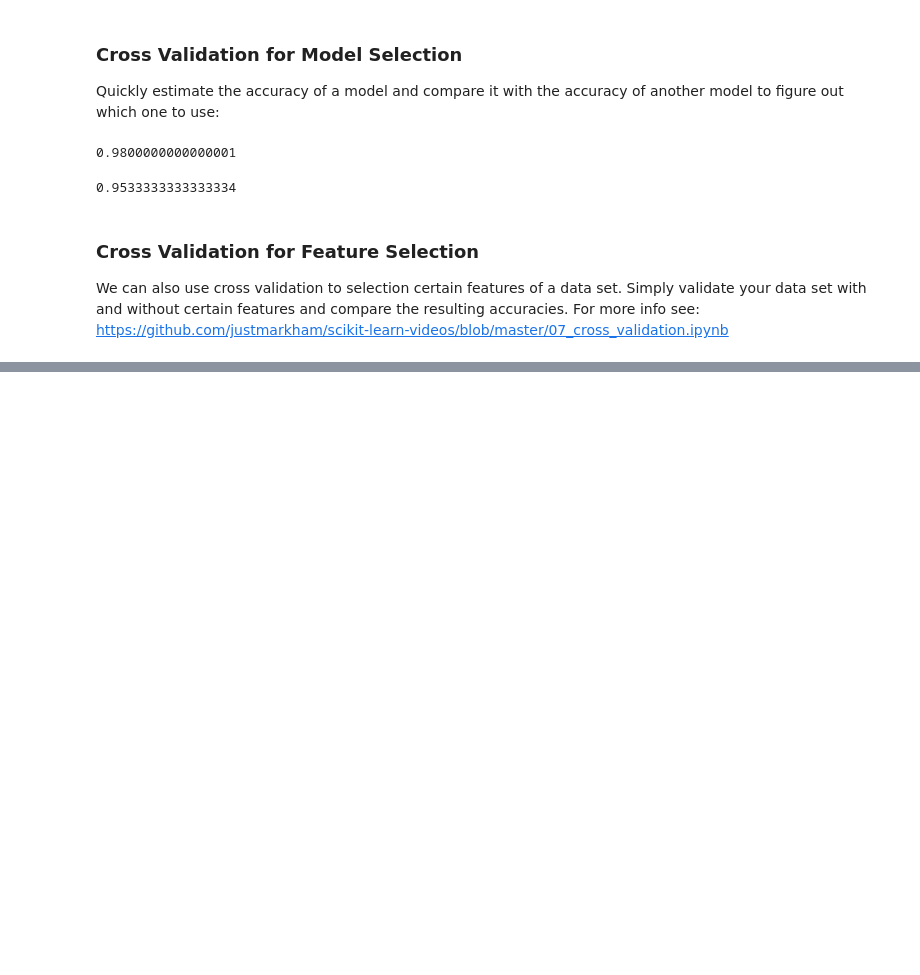
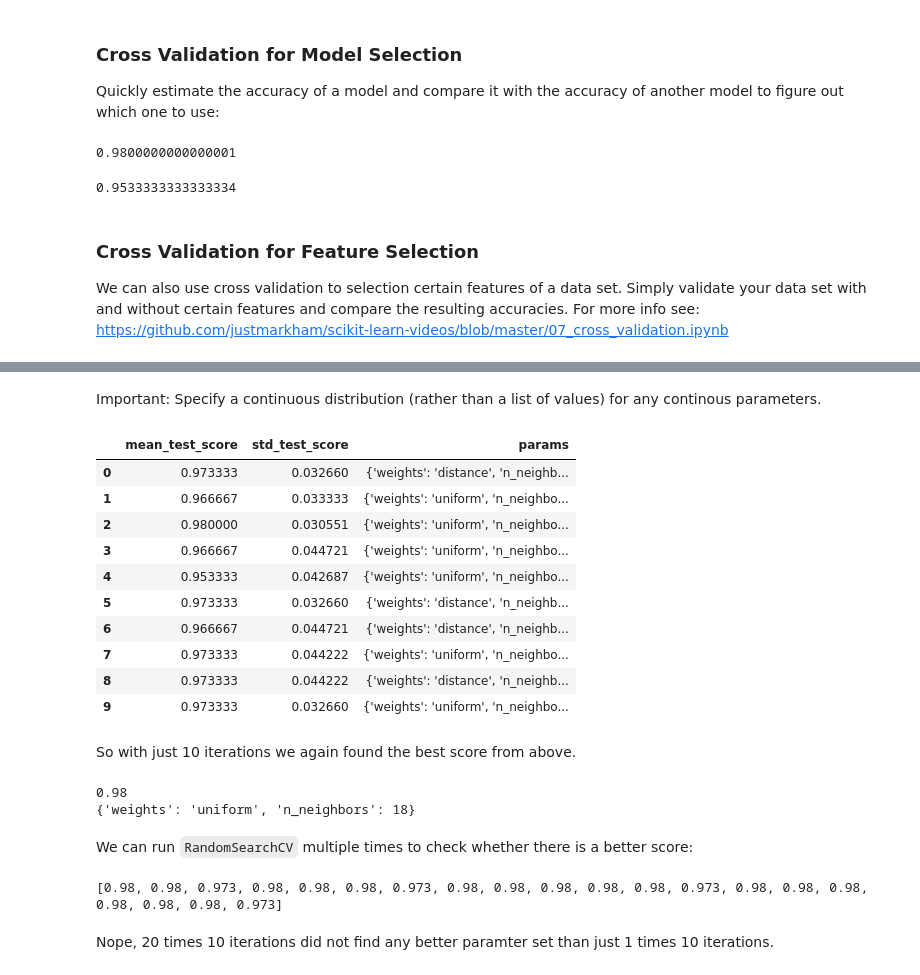
Before and after one commit to fgebhart/handson-ml, a Jupyter notebook: tutorials/dataschool_iris.ipynb, the cells around one changed output, grey strips where cells are left out. Saved outputs shown, nothing was run; the diff lists cells and outputs as text; code cells hidden in the pictures; blank space fills up the shorter version.

```diff
--- a/tutorials/dataschool_iris.ipynb
+++ b/tutorials/dataschool_iris.ipynb
@@ -315,0 +502,42 @@ We can also use cross validation to selection certain features of a data set. Si
+# %% [markdown]
+Important: Specify a continuous distribution (rather than a list of values) for any continous parameters.
+# %%
+# n_iter controls the number of searches
+rand = RandomizedSearchCV(knn, param_dist, cv=10, scoring='accuracy', n_iter=10, random_state=5, return_train_score=False)
+rand.fit(X, y)
+pd.DataFrame(rand.cv_results_)[['mean_test_score', 'std_test_score', 'params']]
+# %% [output]
+|  | mean_test_score | std_test_score | params |
+| 0 | 0.973333 | 0.032660 | {'weights': 'distance', 'n_neighb... |
+| 1 | 0.966667 | 0.033333 | {'weights': 'uniform', 'n_neighbo... |
+| 2 | 0.980000 | 0.030551 | {'weights': 'uniform', 'n_neighbo... |
+| 3 | 0.966667 | 0.044721 | {'weights': 'uniform', 'n_neighbo... |
+| 4 | 0.953333 | 0.042687 | {'weights': 'uniform', 'n_neighbo... |
+| 5 | 0.973333 | 0.032660 | {'weights': 'distance', 'n_neighb... |
+| 6 | 0.966667 | 0.044721 | {'weights': 'distance', 'n_neighb... |
+| 7 | 0.973333 | 0.044222 | {'weights': 'uniform', 'n_neighbo... |
+| 8 | 0.973333 | 0.044222 | {'weights': 'distance', 'n_neighb... |
+| 9 | 0.973333 | 0.032660 | {'weights': 'uniform', 'n_neighbo... |
+# %% [markdown]
+So with just 10 iterations we again found the best score from above.
+# %%
+# examine the best model
+print(rand.best_score_)
+print(rand.best_params_)
+# %% [output]
+0.98
+{'weights': 'uniform', 'n_neighbors': 18}
+# %% [markdown]
+We can run `RandomSearchCV` multiple times to check whether there is a better score:
+# %%
+# run RandomizedSearchCV 20 times (with n_iter=10) and record the best score
+best_scores = []
+for _ in range(20):
+    rand = RandomizedSearchCV(knn, param_dist, cv=10, scoring='accuracy', n_iter=10, return_train_score=False)
+    rand.fit(X, y)
+    best_scores.append(round(rand.best_score_, 3))
+print(best_scores)
+# %% [output]
+[0.98, 0.98, 0.973, 0.98, 0.98, 0.98, 0.973, 0.98, 0.98, 0.98, 0.98, 0.98, 0.973, 0.98, 0.98, 0.98, 0.98, 0.98, 0.98, 0.973]
+# %% [markdown]
+Nope, 20 times 10 iterations did not find any better paramter set than just 1 times 10 iterations.
```
Also changed, not shown: parts of 38 cells of this notebook.
